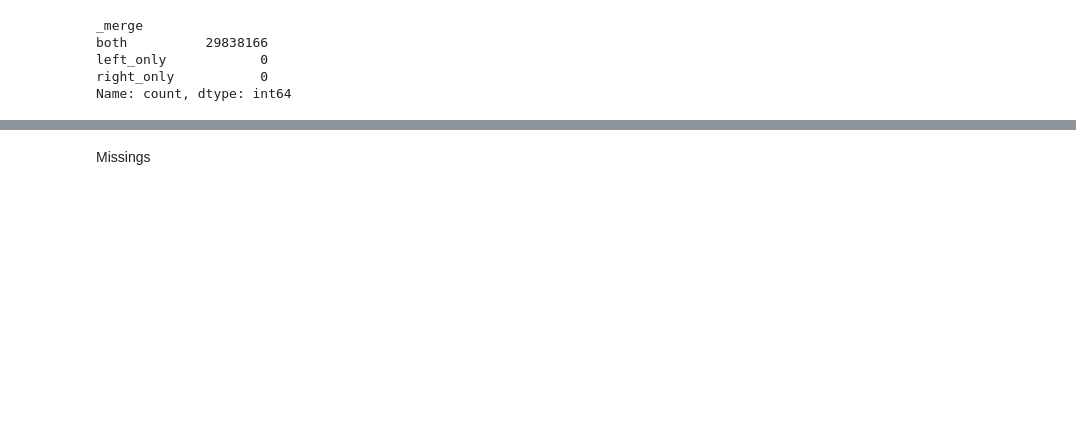
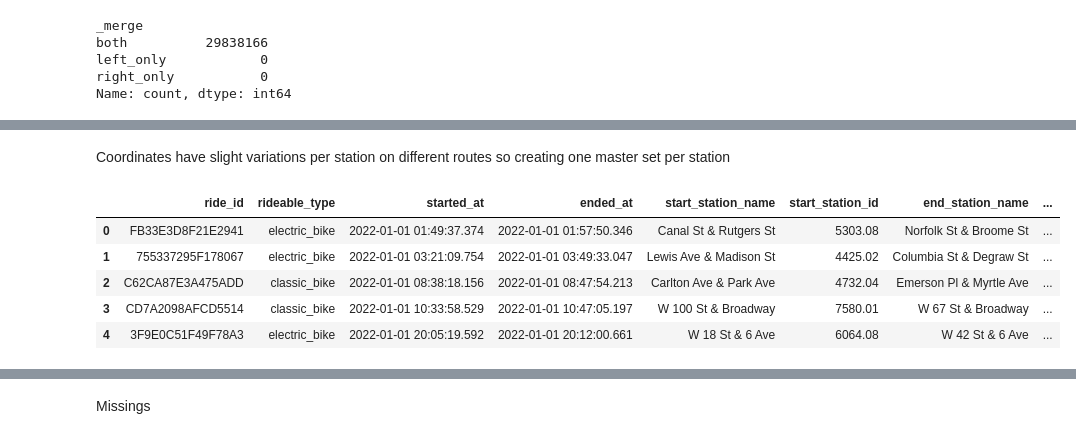
Before and after one commit to SeanKGitHub/CitiBike_NY, a Jupyter notebook: notebooks/loading_merging_data.ipynb, the cells around one changed output, grey strips where cells are left out. Cells and saved outputs as stored; diff of their text form; code cells hidden in the pictures; blank space fills up the shorter version.

Commit message:
aligned station ids and coordinates in data cleaning notebook. added income and population data to map

```diff
--- a/notebooks/loading_merging_data.ipynb
+++ b/notebooks/loading_merging_data.ipynb
@@ -226,6 +463,55 @@ Name: count, dtype: int64
+# %% [markdown]
+Coordinates have slight variations per station on different routes so creating one master set per station
 # %%
-df_all['start_station_id'] = df_all['start_station_id'].astype(str)
-df_all['end_station_id'] = df_all['end_station_id'].astype(str)
+# combining start and end records into one long dataframe
+coords_df = pd.concat([
+    df_all[['start_station_id', 'start_lat', 'start_lng']].rename(
+        columns={'start_station_id': 'station_id', 'start_lat': 'lat', 'start_lng': 'lng'}
+    ),
+    df_all[['end_station_id', 'end_lat', 'end_lng']].rename(
+        columns={'end_station_id': 'station_id', 'end_lat': 'lat', 'end_lng': 'lng'}
+    )
+])
+# %%
+# get most common coordinates
+master_coords = (
+    coords_df.groupby('station_id')[['lat', 'lng']]
+    .agg(lambda x: x.mode().iloc[0] if not x.mode().empty else x.iloc[0])
+    .reset_index()
+)
+# %%
+# Merge master start coords
+df_all = df_all.drop(columns=['start_lat', 'start_lng'], errors='ignore')
+df_all = df_all.merge(
+    master_coords.rename(columns={
+        'station_id': 'start_station_id',
+        'lat': 'start_lat',
+        'lng': 'start_lng'
+    }),
+    on='start_station_id',
+    how='left'
+)
+
+# Merge master end coords
+df_all = df_all.drop(columns=['end_lat', 'end_lng'], errors='ignore')
+df_all = df_all.merge(
+    master_coords.rename(columns={
+        'station_id': 'end_station_id',
+        'lat': 'end_lat',
+        'lng': 'end_lng'
+    }),
+    on='end_station_id',
+    how='left'
+)
+# %%
+df_all.head()
+# %% [output]
+|  | ride_id | rideable_type | started_at | ended_at | start_station_name | start_station_id | end_station_name | ... |
+| 0 | FB33E3D8F21E2941 | electric_bike | 2022-01-01 01:49:37.374 | 2022-01-01 01:57:50.346 | Canal St & Rutgers St | 5303.08 | Norfolk St & Broome St | ... |
+| 1 | 755337295F178067 | electric_bike | 2022-01-01 03:21:09.754 | 2022-01-01 03:49:33.047 | Lewis Ave & Madison St | 4425.02 | Columbia St & Degraw St | ... |
+| 2 | C62CA87E3A475ADD | classic_bike | 2022-01-01 08:38:18.156 | 2022-01-01 08:47:54.213 | Carlton Ave & Park Ave | 4732.04 | Emerson Pl & Myrtle Ave | ... |
+| 3 | CD7A2098AFCD5514 | classic_bike | 2022-01-01 10:33:58.529 | 2022-01-01 10:47:05.197 | W 100 St & Broadway | 7580.01 | W 67 St & Broadway | ... |
+| 4 | 3F9E0C51F49F78A3 | electric_bike | 2022-01-01 20:05:19.592 | 2022-01-01 20:12:00.661 | W 18 St & 6 Ave | 6064.08 | W 42 St & 6 Ave | ... |
 # %%
 df_all.shape
 # %% [output]
```
Also changed, not shown: parts of 34 cells of this notebook, 1 other file.
